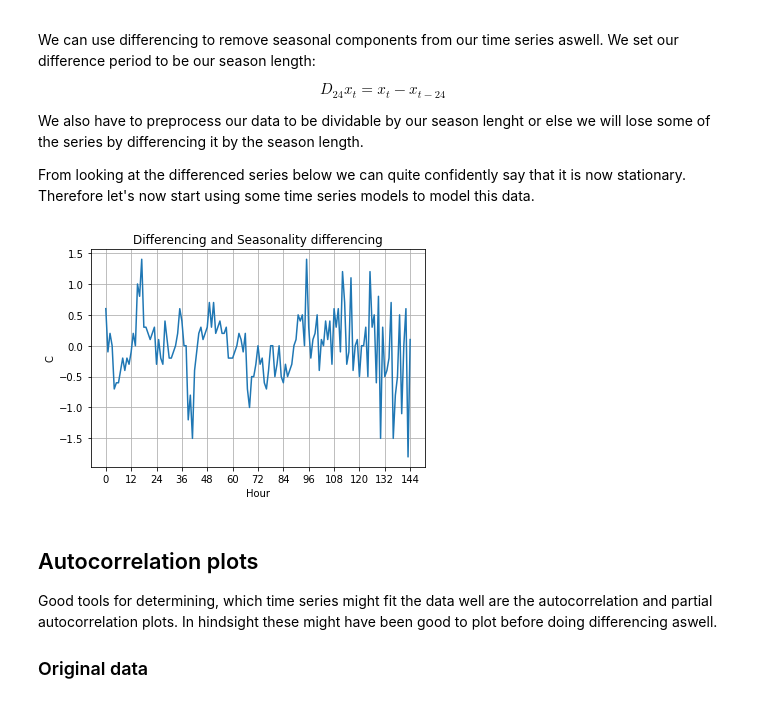
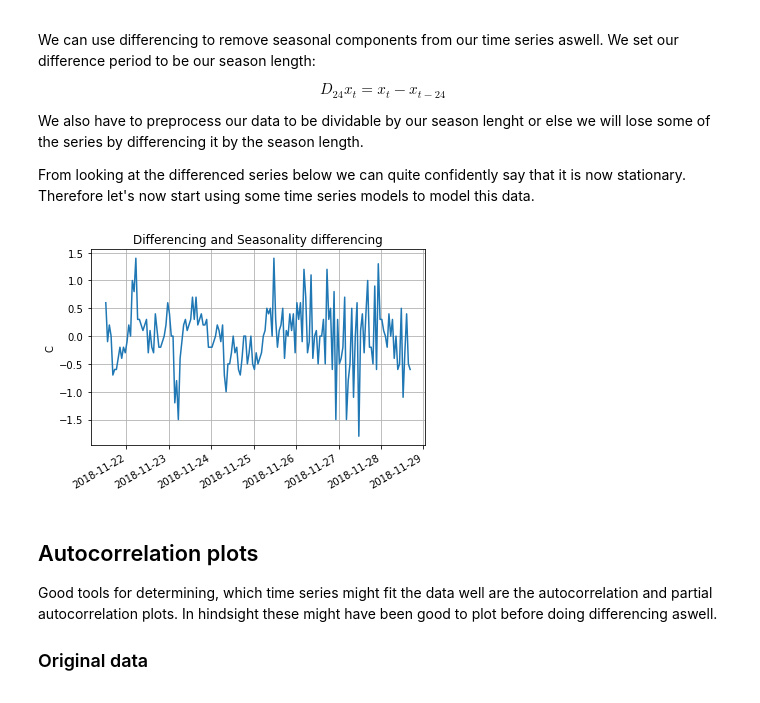
Before and after one commit to JoonasMaanonen/weatherStation, a Jupyter notebook: analysis.ipynb, the cells around one changed output. Cells and saved outputs as stored; diff of their text form; code cells hidden in the pictures.

```diff
--- a/analysis.ipynb
+++ b/analysis.ipynb
@@ -145,0 +119,17 @@ plot_temp(temp, "Original Temperature")
+# %%
+# Take first order difference to remove linear trend
+diff_temp = difference(df_temp["Temperature(C)"])
+
+# Bit hackish, maybe there's a better way to do this
+df_date = df_raw[["Date"]]
+df_diff_temp = df_date
+df_diff_temp["Temperature(C)"] = diff_temp
+plot_time_series(df_diff_temp, "Date", "Temperature(C)", "Differenced Temperature", "C")
+
+# Invert that difference and see if we get back the same series
+inverted_temp = invert_difference(diff_temp, df_temp["Temperature(C)"])
+df_inverted_temp = df_date
+df_inverted_temp["Temperature(C)"] = inverted_temp
+
+# Let's compare to the original data
+plot_time_series(df_inverted_temp, "Date", "Temperature(C)", "Inverted Temperature", "C")
@@ -157,9 +150,12 @@ From looking at the differenced series below we can quite confidently say that i
 # %%
  # DD24
 final_temp = difference(diff_temp, lag=24)
-plot_temp(final_temp, "Differencing and Seasonality differencing")
+df_final_temp = df_date
+df_final_temp["Temperature(C)"] = final_temp
+
+plot_time_series(df_final_temp, "Date", "Temperature(C)", "Differencing and Seasonality differencing", "C")
 # %% [output]
-[figure, old version]
+[figure, new version]
 # %% [markdown]
 ## Autocorrelation plots
 Good tools for determining, which time series might fit the data well are the autocorrelation and partial autocorrelation plots. In hindsight these might have been good to plot before doing differencing aswell.
```
Also changed, not shown: parts of 24 cells of this notebook.
